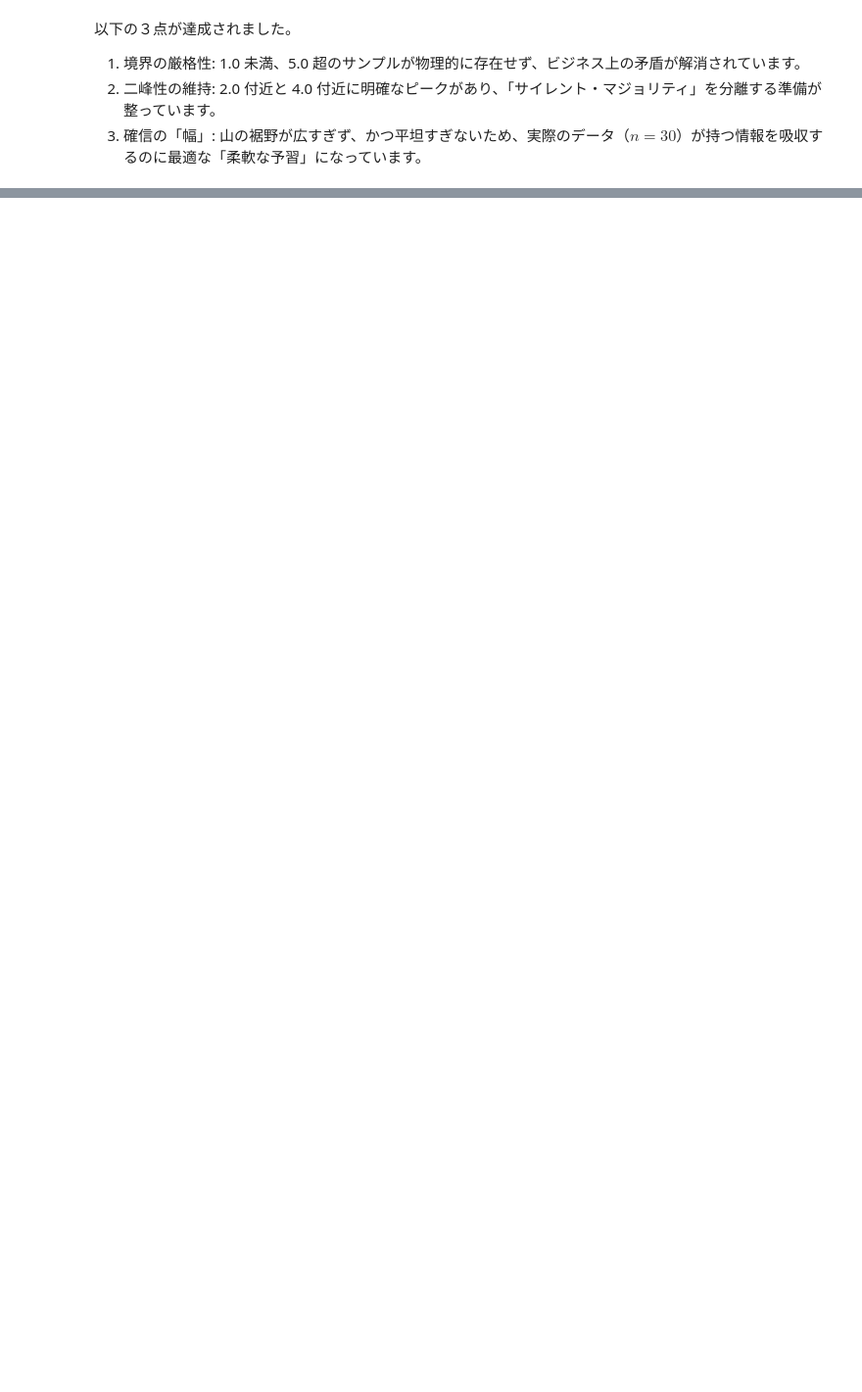
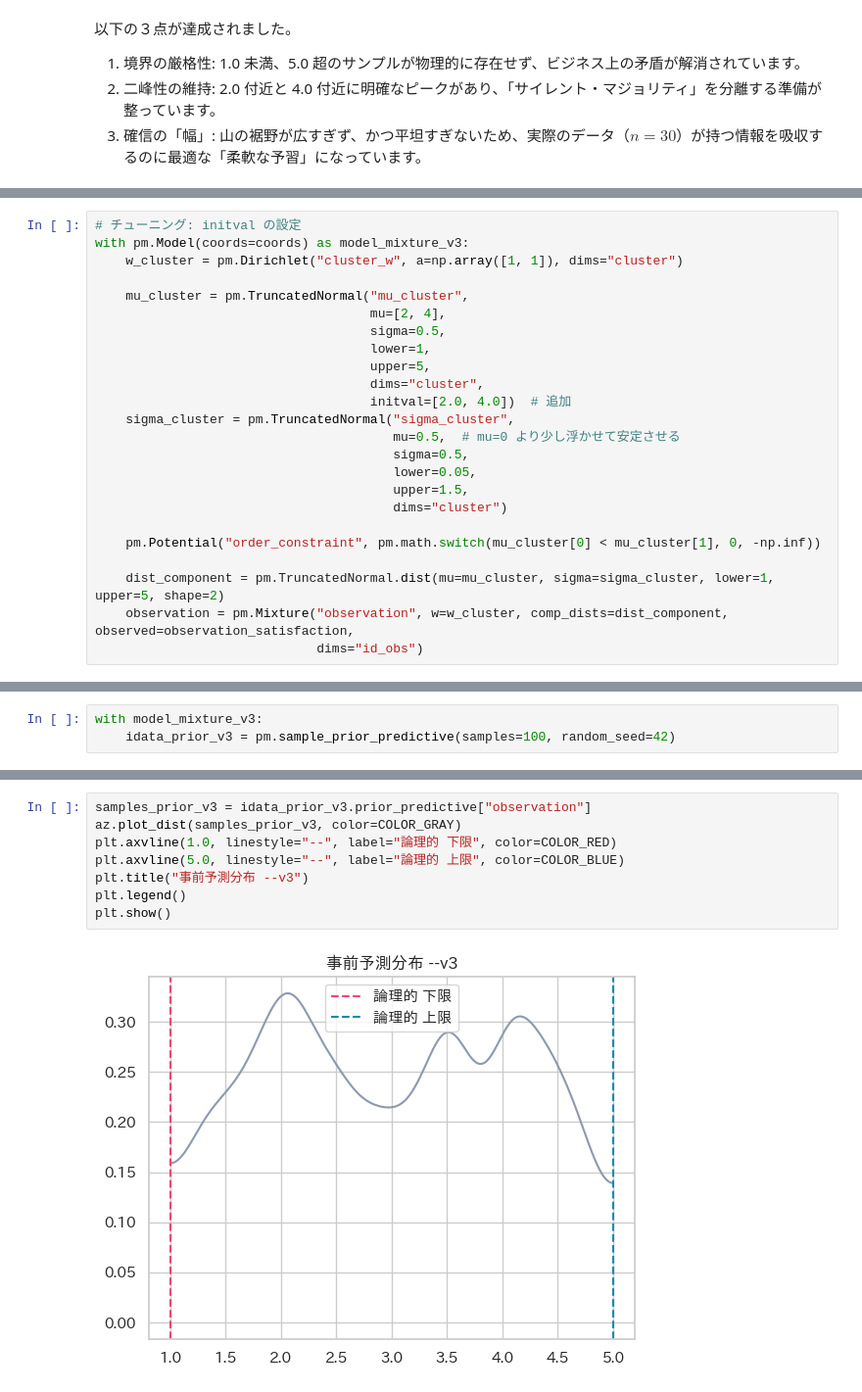
Before and after one commit to petalab-io/bayesian-iroha, a Jupyter notebook: notebooks/04_survey_latent_segmentasion/mixture_model_inference.ipynb, the cells around one changed output, grey strips where cells are left out. Shown at 98% size. Saved outputs shown, nothing was run; the diff lists cells and outputs as text; blank space fills up the shorter version.

Commit message:
Debug: initval を設定する#16
`.point_logps()` で -inf が発生した為

```diff
--- a/notebooks/04_survey_latent_segmentasion/mixture_model_inference.ipynb
+++ b/notebooks/04_survey_latent_segmentasion/mixture_model_inference.ipynb
@@ -251,0 +276,24 @@ plt.show()
+# %%
+# チューニング: initval の設定
+with pm.Model(coords=coords) as model_mixture_v3:
+    w_cluster = pm.Dirichlet("cluster_w", a=np.array([1, 1]), dims="cluster")
+
+    mu_cluster = pm.TruncatedNormal("mu_cluster",
+                                    mu=[2, 4],
+                                    sigma=0.5,
+                                    lower=1,
+                                    upper=5,
+                                    dims="cluster",
+                                    initval=[2.0, 4.0])  # 追加
+    sigma_cluster = pm.TruncatedNormal("sigma_cluster",
+                                       mu=0.5,  # mu=0 より少し浮かせて安定させる
+                                       sigma=0.5,
+                                       lower=0.05,
+                                       upper=1.5,
+                                       dims="cluster")
+
+    pm.Potential("order_constraint", pm.math.switch(mu_cluster[0] < mu_cluster[1], 0, -np.inf))
+
+    dist_component = pm.TruncatedNormal.dist(mu=mu_cluster, sigma=sigma_cluster, lower=1, upper=5, shape=2)
+    observation = pm.Mixture("observation", w=w_cluster, comp_dists=dist_component, observed=observation_satisfaction,
+                             dims="id_obs")
@@ -251,0 +311,3 @@ plt.show()
+# %%
+with model_mixture_v3:
+    idata_prior_v3 = pm.sample_prior_predictive(samples=100, random_seed=42)
@@ -251,0 +323,10 @@ plt.show()
+# %%
+samples_prior_v3 = idata_prior_v3.prior_predictive["observation"]
+az.plot_dist(samples_prior_v3, color=COLOR_GRAY)
+plt.axvline(1.0, linestyle="--", label="論理的 下限", color=COLOR_RED)
+plt.axvline(5.0, linestyle="--", label="論理的 上限", color=COLOR_BLUE)
+plt.title("事前予測分布 --v3")
+plt.legend()
+plt.show()
+# %% [output]
+[figure, added]
```
Also changed, not shown: parts of 17 cells of this notebook.
